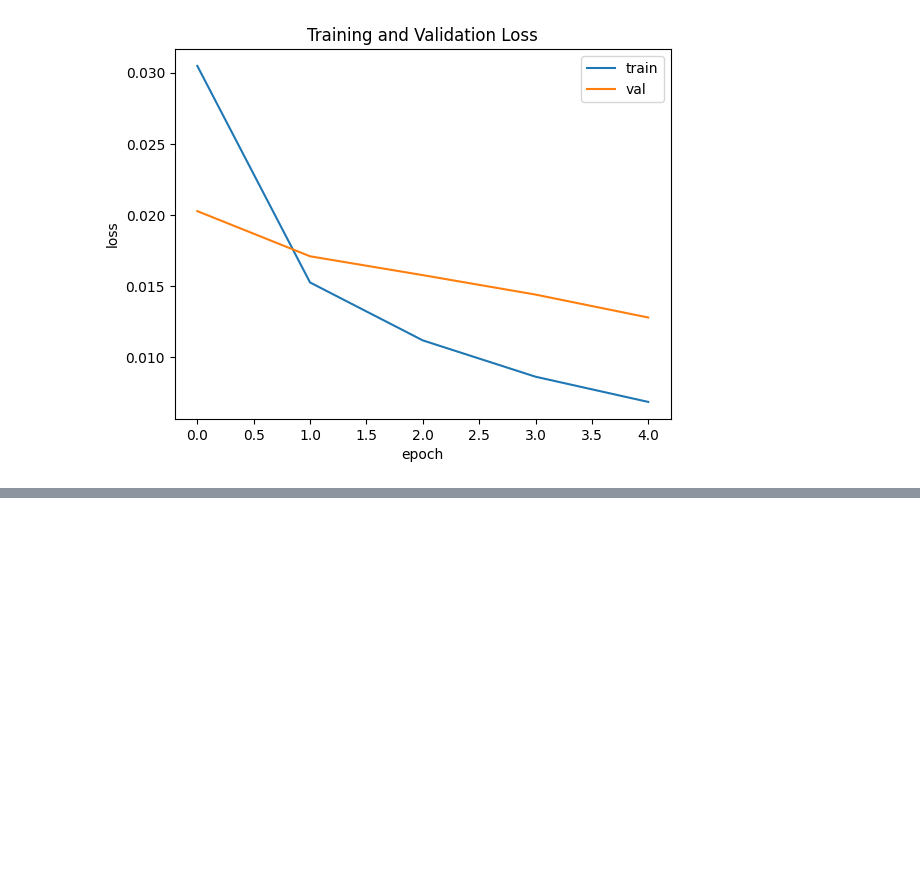
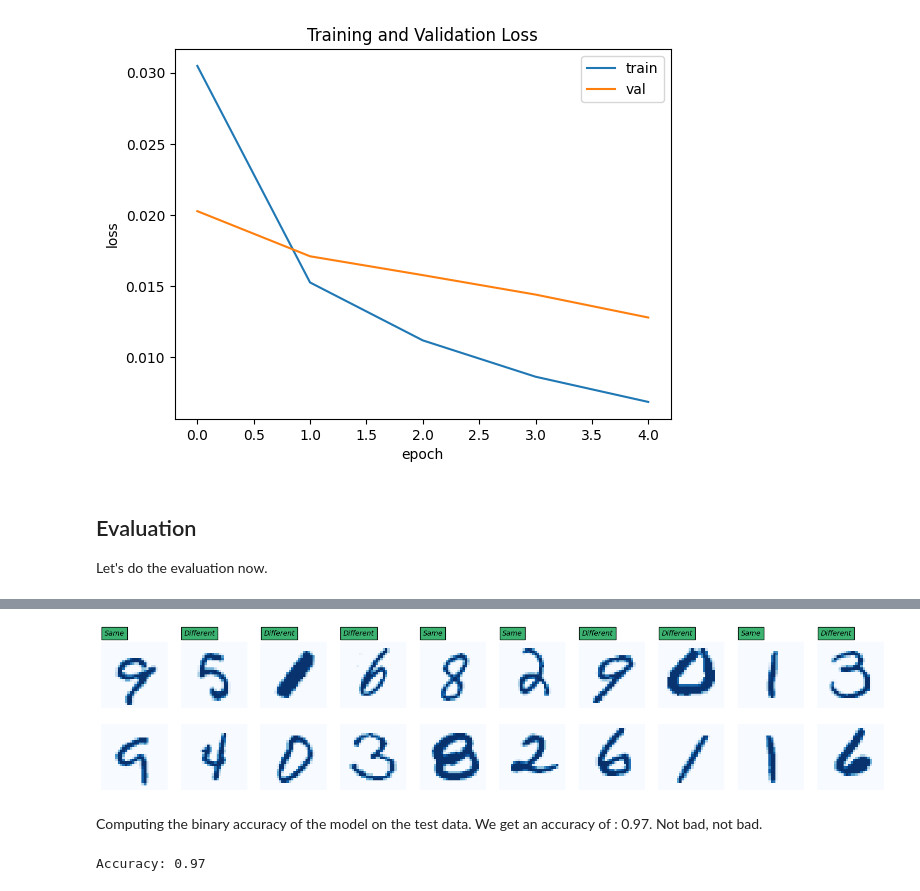
Before and after one commit to jaunewick/siamese-network-embedding, a Jupyter notebook: notebook.ipynb, the cells around one changed output, grey strips where cells are left out. Saved outputs shown, nothing was run; the diff lists cells and outputs as text; code cells hidden in the pictures; blank space fills up the shorter version.

Commit message:
Evaluating the model via binary accuracy

```diff
--- a/notebook.ipynb
+++ b/notebook.ipynb
@@ -228,3 +228,11 @@ plt.legend(["train", "val"], loc="upper right")
 plt.show()
 # %% [output]
 [figure]
+# %% [markdown]
+## Evaluation
+
+Let's do the evaluation now.
+# %%
+predictions = model.predict([X_test_pairs[:,0], X_test_pairs[:,1]]) >= 0.5
+display_pairs(X_test_pairs, predictions, n_pairs=10, correct=predictions == y_test_pairs)
+# %% [output]
@@ -230,0 +240,9 @@ plt.show()
+[figure, added]
+# %% [markdown]
+Computing the binary accuracy of the model on the test data. We get an accuracy of : 0.97. Not bad, not bad.
+# %%
+accuracy = keras.metrics.BinaryAccuracy()
+accuracy.update_state(y_test_pairs, predictions.astype(int))
+print(f"Accuracy: {accuracy.result().numpy():.2f}")
+# %% [output]
+Accuracy: 0.97
```
Also changed, not shown: parts of 1 cell of this notebook.
